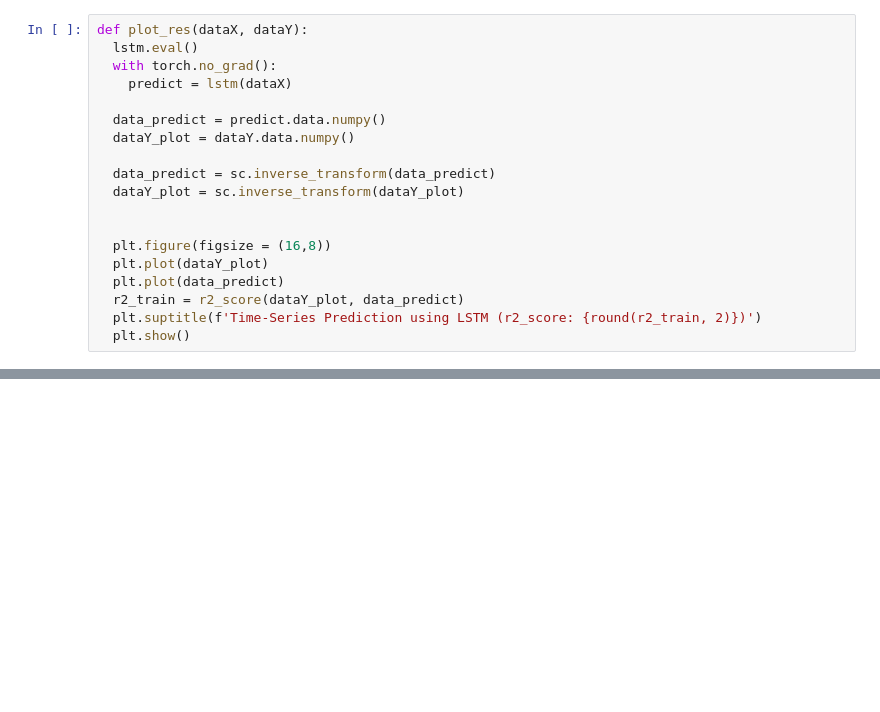
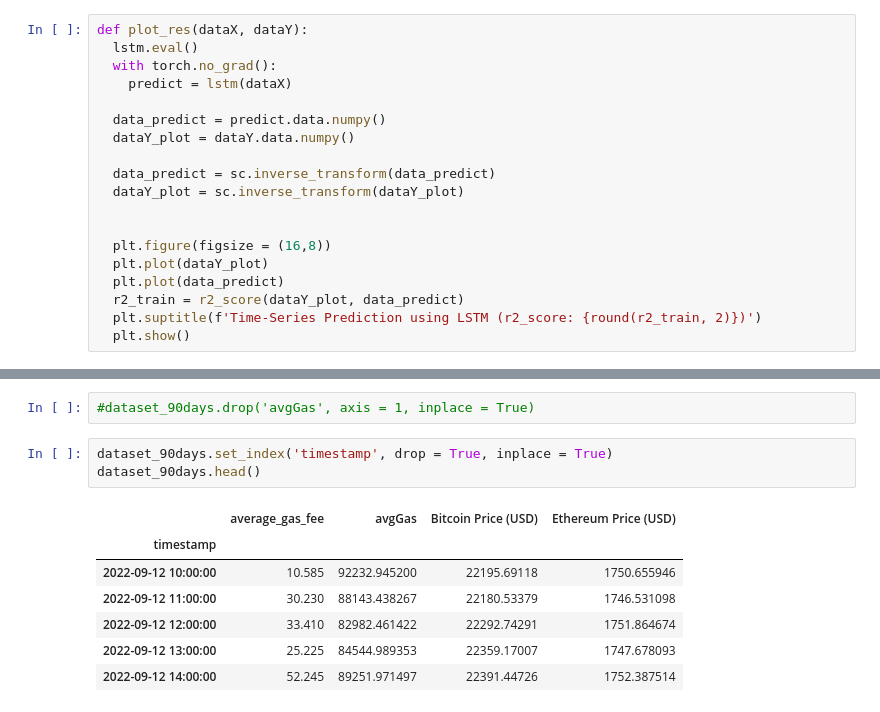
Before and after one commit to eldor-fozilov/ethereum-gas-price-prediction, a Jupyter notebook: Modeling.ipynb, the cells around one changed output, grey strips where cells are left out. Saved outputs shown, nothing was run; the diff lists cells and outputs as text; blank space fills up the shorter version.

```diff
--- a/Modeling.ipynb
+++ b/Modeling.ipynb
@@ -421,0 +441,13 @@ plot_res(testX, testY)
+# %%
+#dataset_90days.drop('avgGas', axis = 1, inplace = True)
+# %%
+dataset_90days.set_index('timestamp', drop = True, inplace = True)
+dataset_90days.head()
+# %% [output]
+|  | average_gas_fee | avgGas | Bitcoin Price (USD) | Ethereum Price (USD) |
+| timestamp |  |  |  |  |
+| 2022-09-12 10:00:00 | 10.585 | 92232.945200 | 22195.69118 | 1750.655946 |
+| 2022-09-12 11:00:00 | 30.230 | 88143.438267 | 22180.53379 | 1746.531098 |
+| 2022-09-12 12:00:00 | 33.410 | 82982.461422 | 22292.74291 | 1751.864674 |
+| 2022-09-12 13:00:00 | 25.225 | 84544.989353 | 22359.17007 | 1747.678093 |
+| 2022-09-12 14:00:00 | 52.245 | 89251.971497 | 22391.44726 | 1752.387514 |
```
Also changed, not shown: parts of 11 cells of this notebook.
